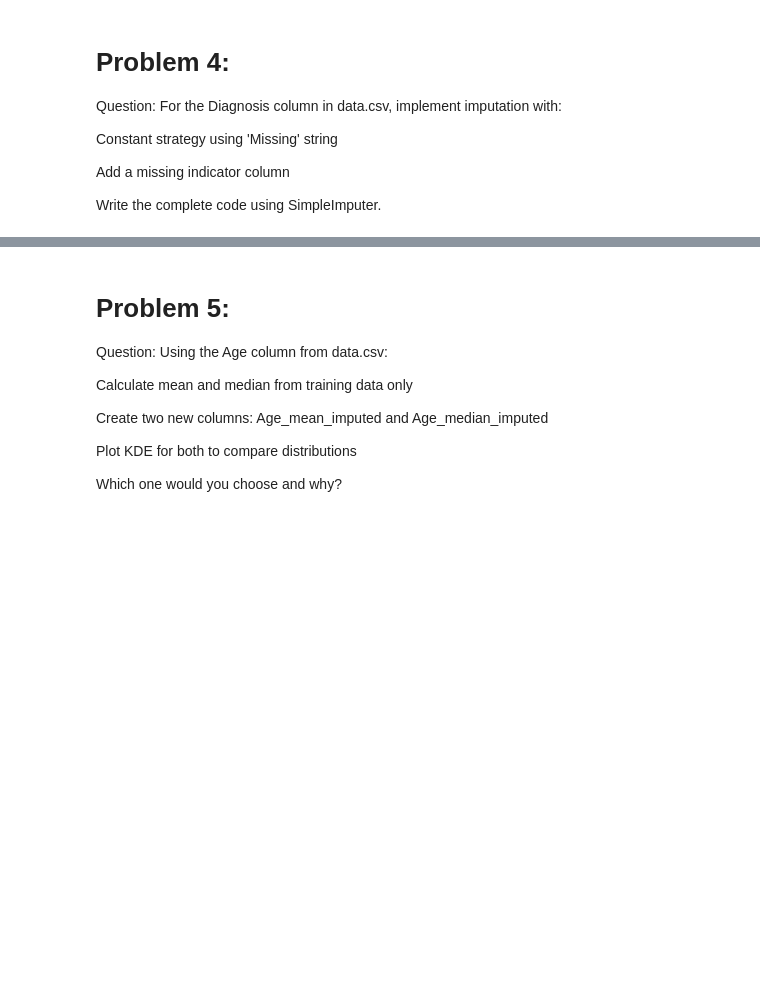
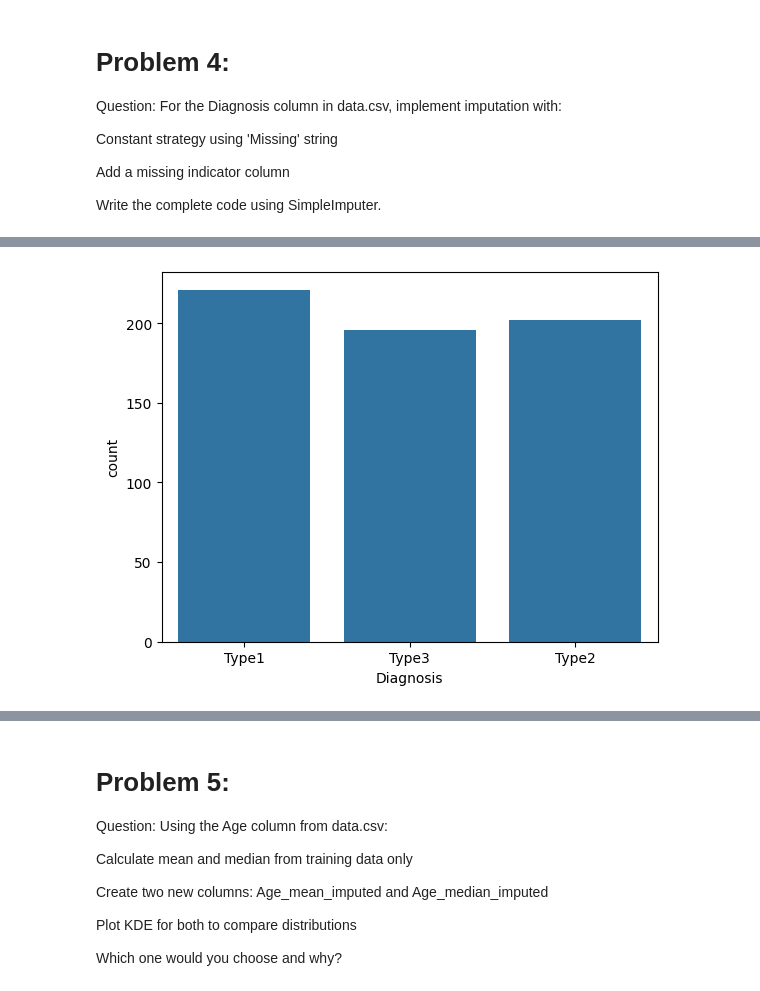
Before and after one commit to ak1bhasan/ML_Journey, a Jupyter notebook: Machine Learning/Week 01/Module 03 Starter, Train Test Split and Missing Value Handling/Practice Problem/Practice_Problem.ipynb, the cells around one changed output, grey strips where cells are left out. Cells and saved outputs as stored; diff of their text form; code cells hidden in the pictures; blank space fills up the shorter version.

Commit message:
complete practice problems for data preprocessing module

```diff
--- a/Machine Learning/Week 01/Module 03 Starter, Train Test Split and Missing Value Handling/Practice Problem/Practice_Problem.ipynb
+++ b/Machine Learning/Week 01/Module 03 Starter, Train Test Split and Missing Value Handling/Practice Problem/Practice_Problem.ipynb
@@ -474 +460,7 @@ dtype: object
+# %%
+sns.countplot(data = X_train, x = X_train['Diagnosis'])
+
+plt.show()
+# %% [output]
+[figure, added]
 # %%
```
Also changed, not shown: parts of 30 cells of this notebook.
